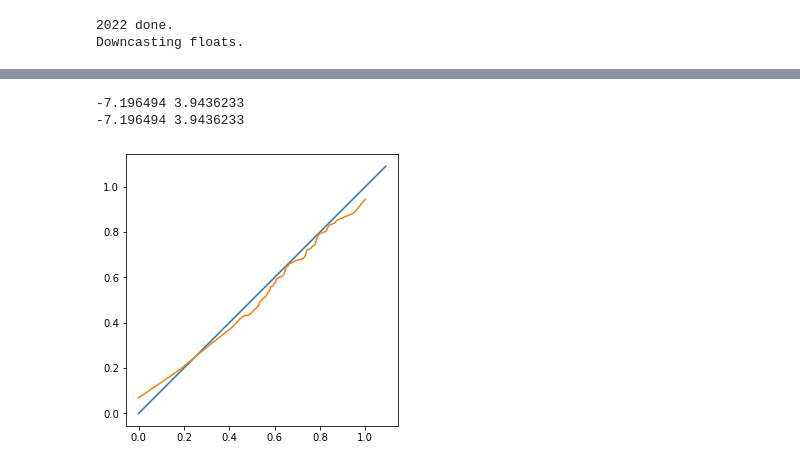
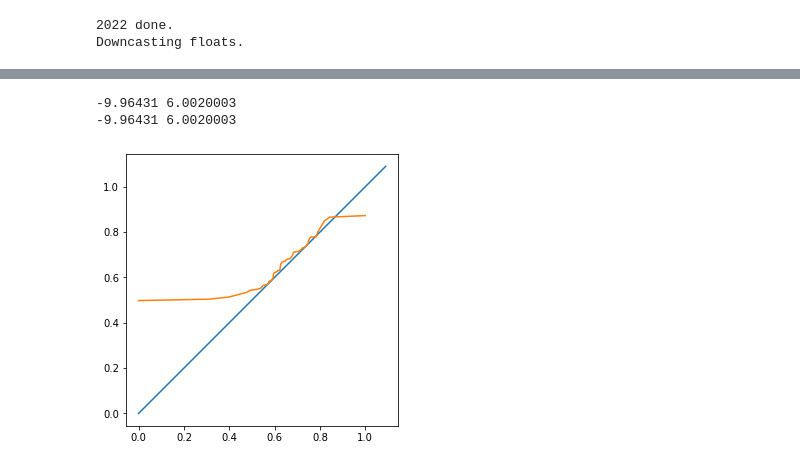
Before and after one commit to keeganheilman/nfl-charts, a Jupyter notebook: explosive_ratio.ipynb, the cells around one changed output, grey strips where cells are left out. Drawn from its saved outputs; the diff is of its cells as text; code cells hidden in the pictures.

```diff
--- a/explosive_ratio.ipynb
+++ b/explosive_ratio.ipynb
@@ -346,36 +347,36 @@ def normEPA_btwn0and1(df_alldrives, df_week):
     print(min_epa,max_epa)
     return (df_week.epa-min_epa) / (max_epa - min_epa)
 
-team = 'GB'
-week = 6
+team = 'SF'
+week = 8
 df_alldrives = kh.get_offensive_drives(df=df_pbp, teams=[team], weeks=[1,2,3,4,5,6,7])
 df_week = kh.get_offensive_drives(df=df_pbp, teams=[team], weeks=[week])
 df_notweek = kh.get_offensive_drives(df=df_pbp, teams=[team], weeks=[1,2,3,4,5,6])
 week_epa_norm01 = normEPA_btwn0and1(df_alldrives, df_week)
 notweek_epa_norm01 = normEPA_btwn0and1(df_alldrives, df_notweek)
 
 
 
 
 
 fig, ax = plt.subplots(figsize=(5, 5))
 ax.set_aspect('equal')
 
 x_vals, y_vals = [],[]
 for x_quantile in np.arange(0.0,1.01,0.01):
     x=np.quantile(notweek_epa_norm01, x_quantile)
     y=np.quantile(week_epa_norm01, x_quantile)
     x_vals.append(x)
     y_vals.append(y)
     # print(x, y)
 
 ax.plot(np.arange(0.0,1.1,0.01),np.arange(0.0,1.1,0.01))
 ax.plot(x_vals,y_vals)
 
 
 plt.show()
 # %% [output]
--7.196494 3.9436233
--7.196494 3.9436233
+-9.96431 6.0020003
+-9.96431 6.0020003
-[figure, old version]
+[figure, new version]
 # %%
```
Also changed, not shown: parts of 12 cells of this notebook.
